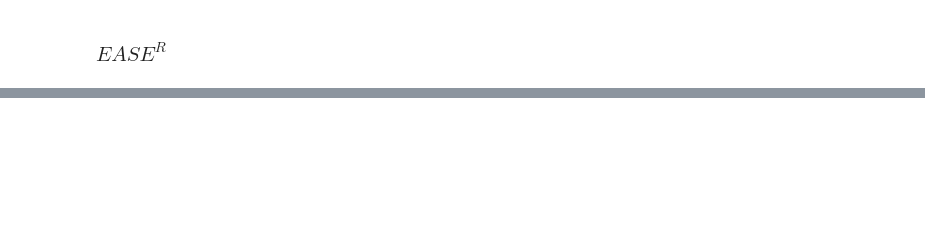
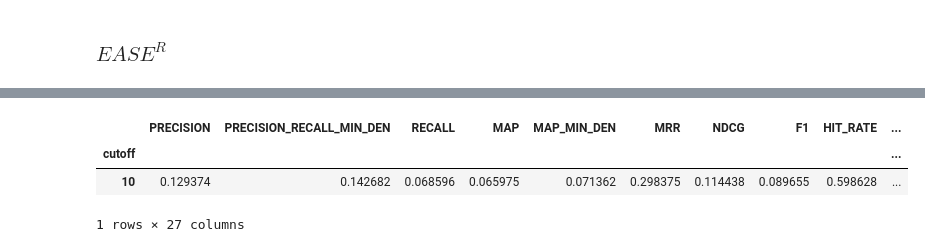
Before and after one commit to tomaz-suller/recsys, a Jupyter notebook: Practice extra 11 - Deep Learning Recommenders.ipynb, the cells around one changed output, grey strips where cells are left out. Saved outputs shown, nothing was run; the diff lists cells and outputs as text; code cells hidden in the pictures; blank space fills up the shorter version.

```diff
--- a/Practice extra 11 - Deep Learning Recommenders.ipynb
+++ b/Practice extra 11 - Deep Learning Recommenders.ipynb
@@ -508,0 +448,10 @@ from Recommenders.MatrixFactorization.PyTorch import MF_MSE_PyTorch
+# %%
+# Train and test type 1
+twotower_1 = TwoTowerRecommender_type1(URM_train, URM_train.shape[0], URM_train.shape[1], layers=[10,5,2,2], reg_layers=[0,0,0,0])
+
+twotower_1.fit(epochs=100, batch_size=1024, learning_rate=0.01)
+
+results_df, _ = evaluator_test.evaluateRecommender(twotower_1)
+
+results_df
+# %% [output]
@@ -508,0 +475,4 @@ from Recommenders.MatrixFactorization.PyTorch import MF_MSE_PyTorch
+|  | PRECISION | PRECISION_RECALL_MIN_DEN | RECALL | MAP | MAP_MIN_DEN | MRR | NDCG | F1 | HIT_RATE | ... |
+| cutoff |  |  |  |  |  |  |  |  |  | ... |
+| 10 | 0.129374 | 0.142682 | 0.068596 | 0.065975 | 0.071362 | 0.298375 | 0.114438 | 0.089655 | 0.598628 | ... |
+1 rows × 27 columns
```
Also changed, not shown: parts of 36 cells of this notebook.
